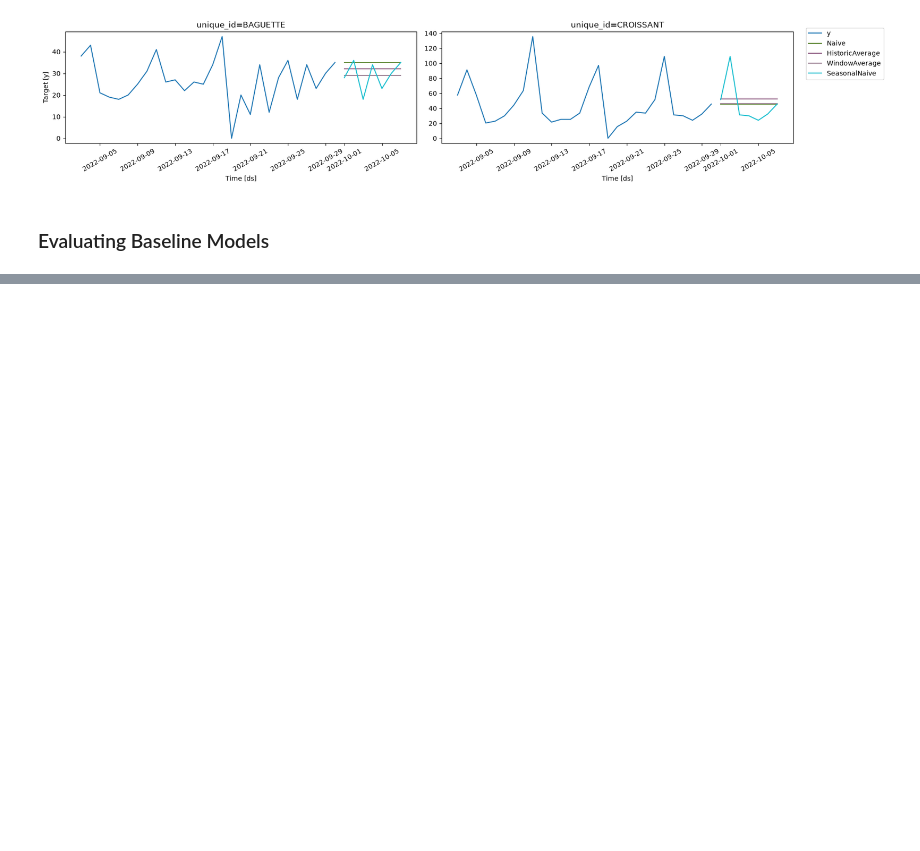
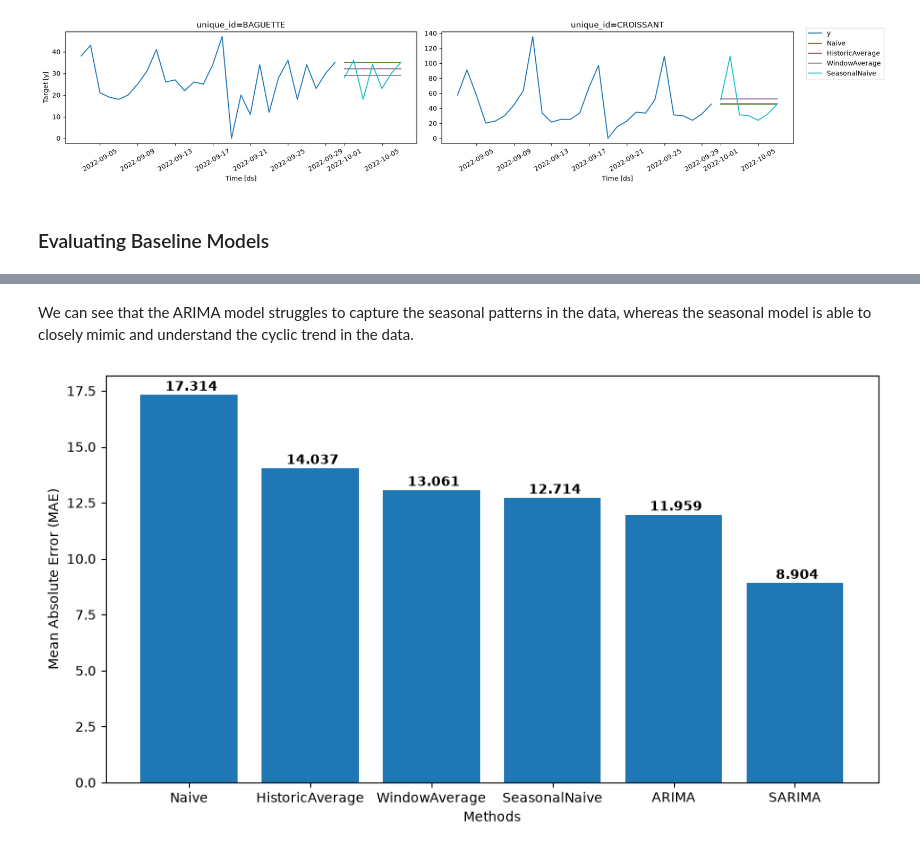
Before and after one commit to GauriR011/Time-Series-Analysis-With-Statistical-Models, a Jupyter notebook: main.ipynb, the cells around one changed output, grey strips where cells are left out. Saved outputs shown, nothing was run; the diff lists cells and outputs as text; code cells hidden in the pictures; blank space fills up the shorter version.

```diff
--- a/main.ipynb
+++ b/main.ipynb
@@ -82,0 +231,4 @@ plot_series(
+# %%
+arima_eval = evaluate(arima_eval_df, metrics=[mae])
+arima_eval = arima_eval.drop(['unique_id', 'index'], axis = 1).groupby('metric').mean().reset_index()
+arima_eval
@@ -82,0 +248,6 @@ plot_series(
+# %% [markdown]
+ We can see that the ARIMA model struggles to capture the seasonal patterns in the data, whereas the seasonal model is able to closely mimic and understand the cyclic trend in the data.
+# %%
+bar_chart_eval_viz(arima_eval, (9,5))
+# %% [output]
+[figure, added]
```
Also changed, not shown: parts of 25 cells of this notebook.
